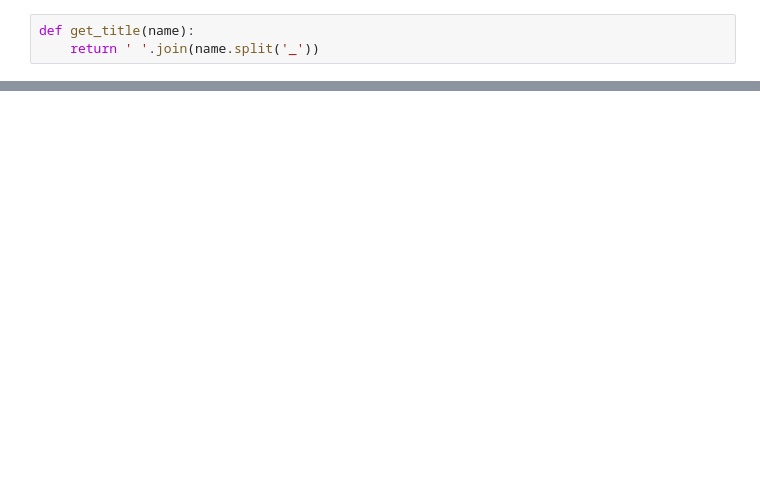
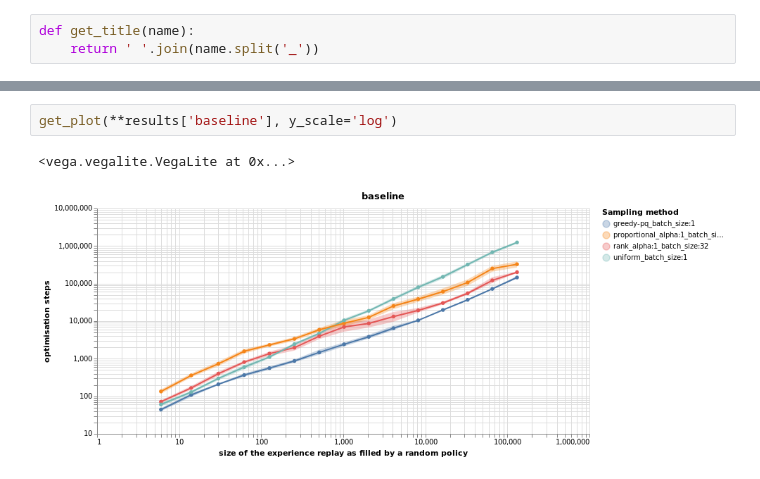
Before and after one commit to floringogianu/per-study, a Jupyter notebook: notebooks/comparison.ipynb, the cells around one changed output, grey strips where cells are left out. Drawn from its saved outputs; the diff is of its cells as text; blank space fills up the shorter version.

```diff
--- a/notebooks/comparison.ipynb
+++ b/notebooks/comparison.ipynb
@@ -53 +85,6 @@ get_plot(**results['rank_alpha_sweep'])
+# %%
+get_plot(**results['baseline'], y_scale='log')
+# %% [output]
+<vega.vegalite.VegaLite at 0x...>
+[figure, added]
 # %%
```
Also changed, not shown: parts of 10 cells of this notebook.
